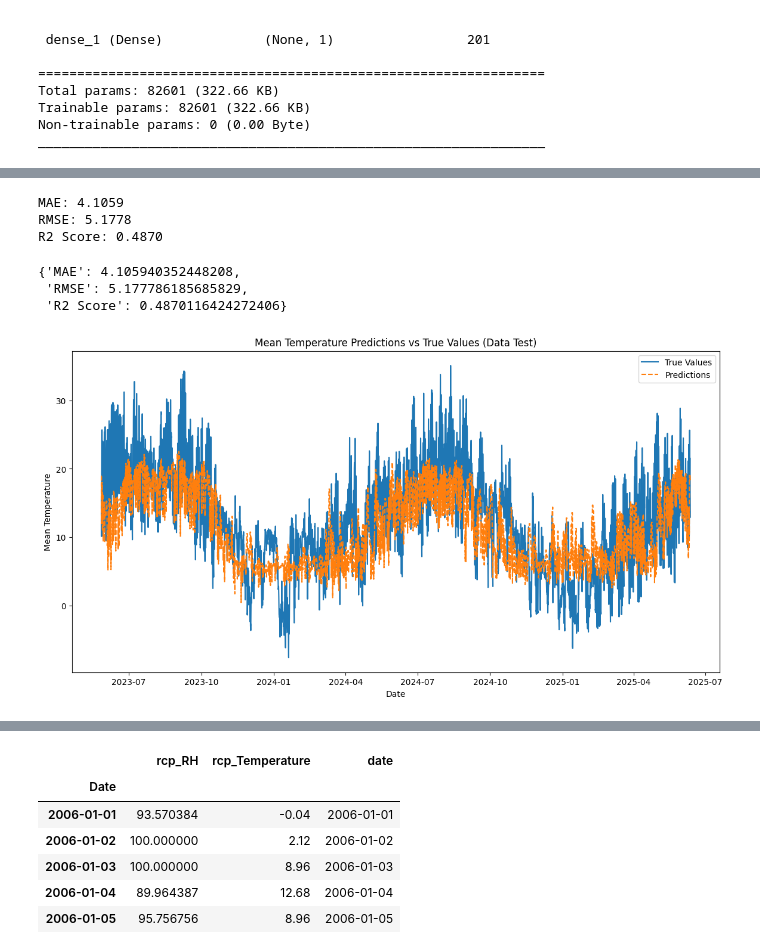
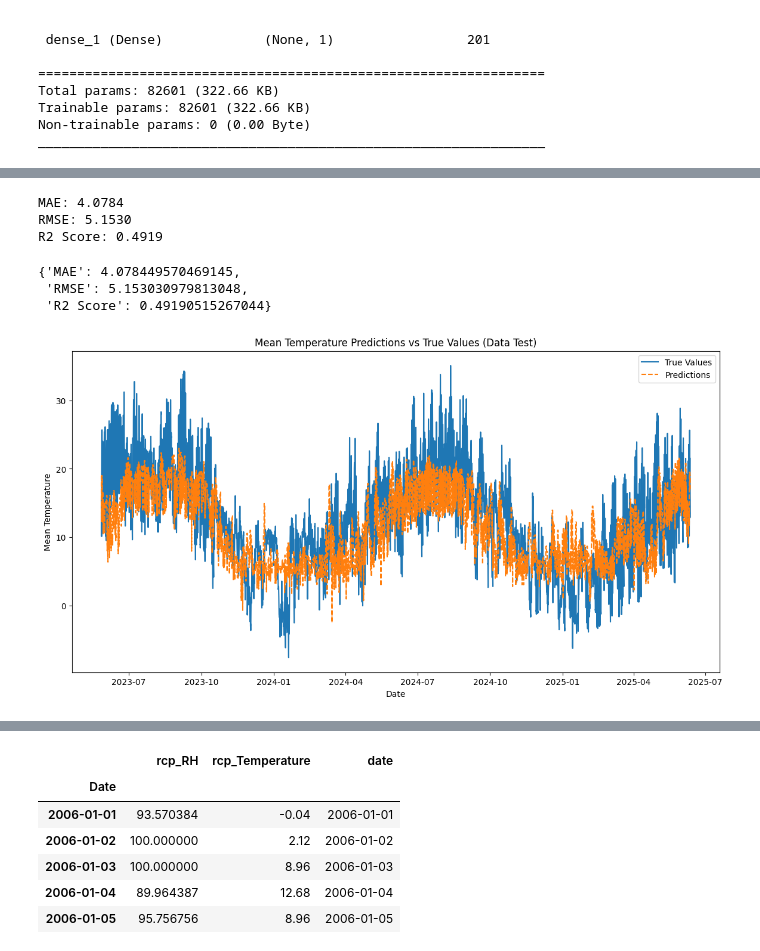
Before and after one commit to kubit07/data_analyse_DRIAS, a Jupyter notebook: bidirectinal_lstm_second_method.ipynb, the cells around one changed output, grey strips where cells are left out. Saved outputs shown, nothing was run; the diff lists cells and outputs as text; code cells hidden in the pictures.

```diff
--- a/bidirectinal_lstm_second_method.ipynb
+++ b/bidirectinal_lstm_second_method.ipynb
@@ -329,6 +335,8 @@ data_prunay.rename(columns={"RH": "prunay_RH"}, inplace=True)
 # %%
 data_prunay['2m_Temperature_C'] = data_prunay['2m_Temperature_K'] - 273.15
 data_prunay.drop(['2m_Temperature_K'], axis=1, inplace=True)
+# %%
+data_prunay = data_prunay[~data_prunay.index.duplicated(keep='first')]
 # %%
 data_prunay.rename(columns={"2m_Temperature_C": "prunay_Temperature"}, inplace=True)
 # %%
@@ -463,26 +469,26 @@ y_pred_inv_test, y_val_inv_test = predict_and_inverse_transform(model_data_rcp_2
 # Eavluate Model data train
 evaluate_model(y_val_inv_test, y_pred_inv_test)
 # %% [output]
-MAE: 4.1059
-RMSE: 5.1778
-R2 Score: 0.4870
+MAE: 4.0784
+RMSE: 5.1530
+R2 Score: 0.4919
-{'MAE': 4.105940352448208,
- 'RMSE': 5.177786185685829,
- 'R2 Score': 0.4870116424272406}
+{'MAE': 4.078449570469145,
+ 'RMSE': 5.153030979813048,
+ 'R2 Score': 0.49190515267044}
 # %%
 # Calcul des bornes d'index pour la partie test
 start_test = len(y_data_rcp_2_6_prunay_train) + len(y_data_rcp_2_6_prunay_val) + sequence_length
 end_test = start_test + len(y_data_rcp_2_6_prunay_test)
 
 # Tracé
 plt.figure(figsize=(14, 7))
-plt.plot(data_prunay.index[start_test:end_test], y_val_inv_test, label='True Values')
-plt.plot(data_prunay.index[start_test:end_test], y_pred_inv_test, label='Predictions', linestyle='dashed')
+plt.plot(data_rcp_2_6_prunay.index[start_test:end_test], y_val_inv_test, label='True Values')
+plt.plot(data_rcp_2_6_prunay.index[start_test:end_test], y_pred_inv_test, label='Predictions', linestyle='dashed')
 plt.xlabel('Date')
 plt.ylabel('Mean Temperature')
 plt.title('Mean Temperature Predictions vs True Values (Data Test)')
 plt.legend()
 plt.show()
 # %% [output]
-[figure, old version]
+[figure, new version]
 # %%
```
Also changed, not shown: parts of 12 cells of this notebook.
